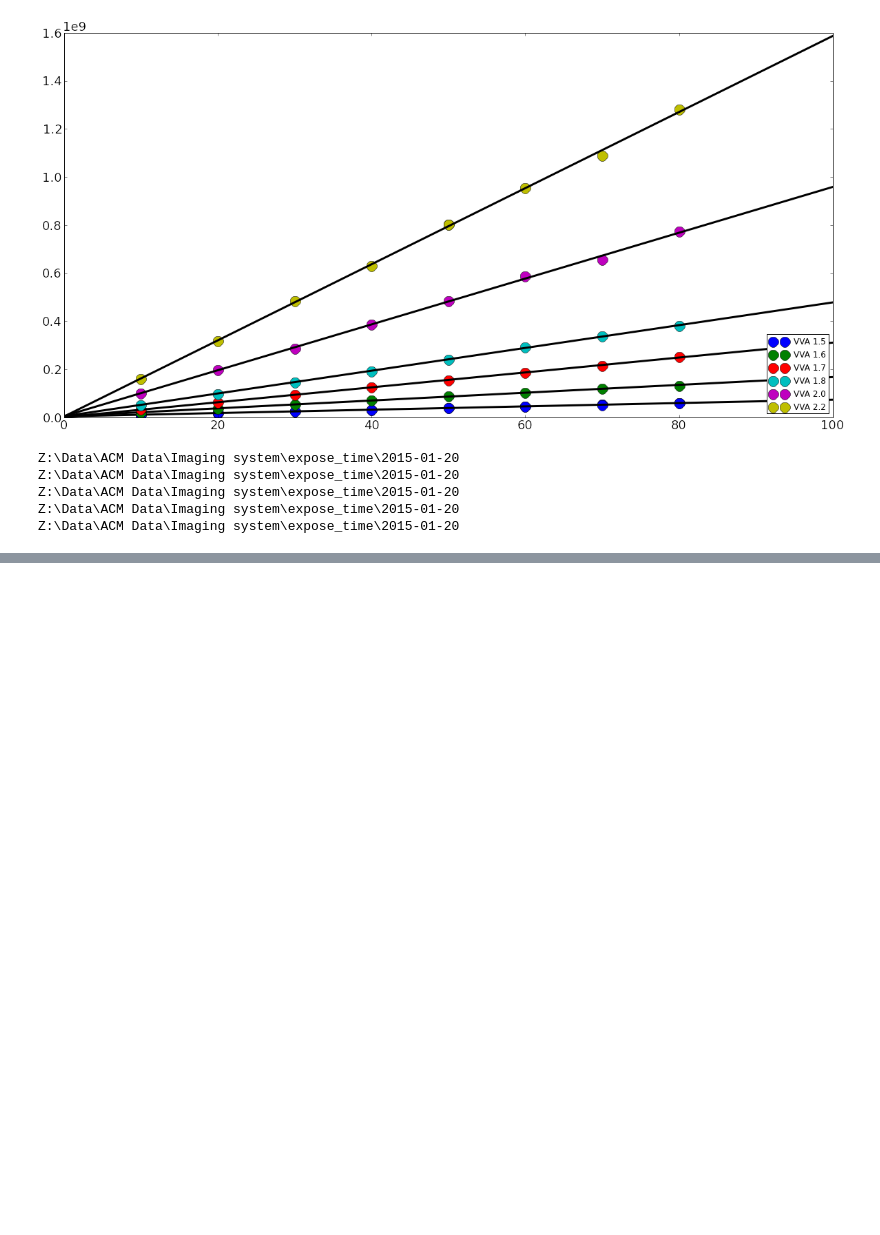
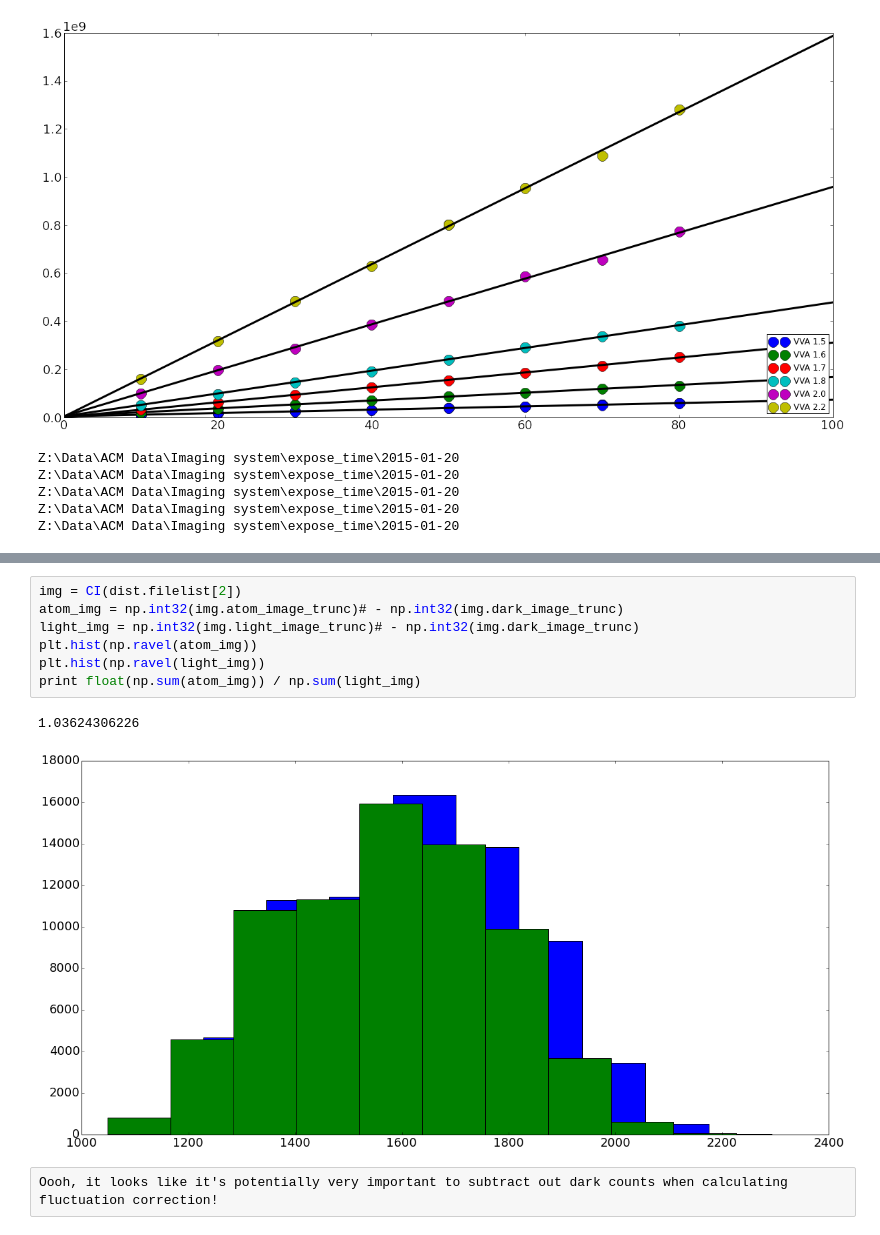
Before and after one commit to levlab-atomchip/BECy_stats, a Jupyter notebook: notebooks/pixis_lightcounts.ipynb, the cells around one changed output, grey strips where cells are left out. Drawn from its saved outputs; the diff is of its cells as text; blank space fills up the shorter version.

```diff
--- a/notebooks/pixis_lightcounts.ipynb
+++ b/notebooks/pixis_lightcounts.ipynb
@@ -106,0 +132,12 @@ Z:\Data\ACM Data\Imaging system\expose_time\2015-01-20
+# %%
+img = CI(dist.filelist[2])
+atom_img = np.int32(img.atom_image_trunc)# - np.int32(img.dark_image_trunc)
+light_img = np.int32(img.light_image_trunc)# - np.int32(img.dark_image_trunc)
+plt.hist(np.ravel(atom_img))
+plt.hist(np.ravel(light_img))
+print float(np.sum(atom_img)) / np.sum(light_img)
+# %% [output]
+1.03624306226
+[figure, added]
+# %% [raw]
+Oooh, it looks like it's potentially very important to subtract out dark counts when calculating fluctuation correction!
```
Also changed, not shown: parts of 6 cells of this notebook, 2 other files.
